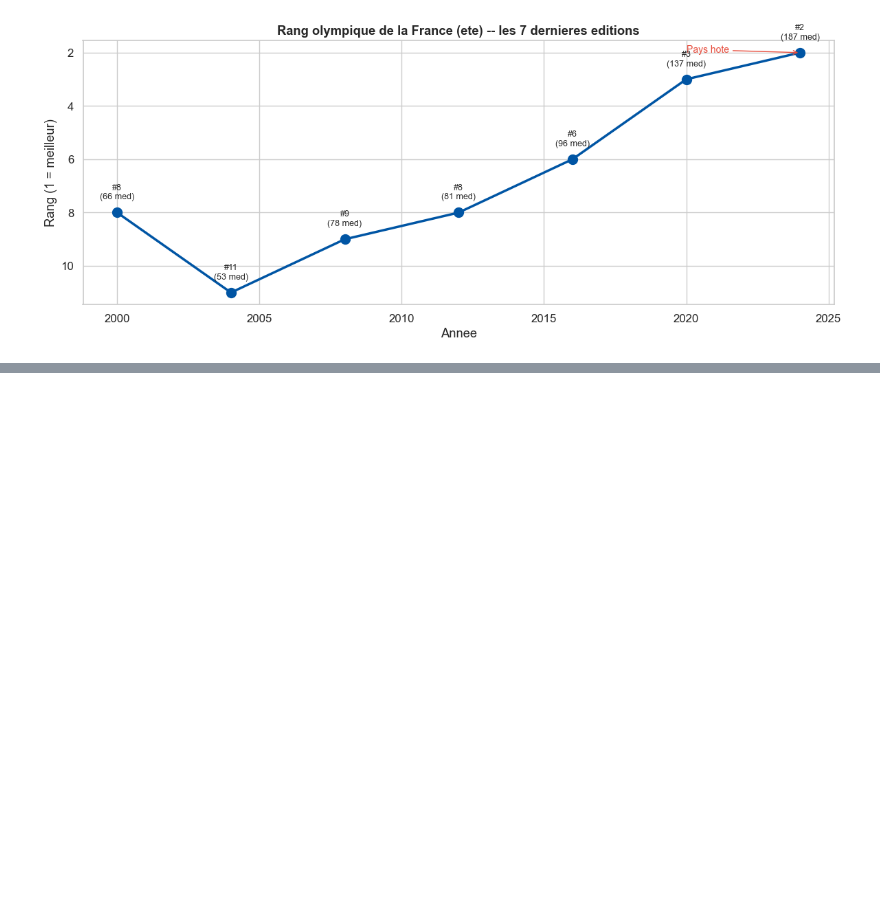
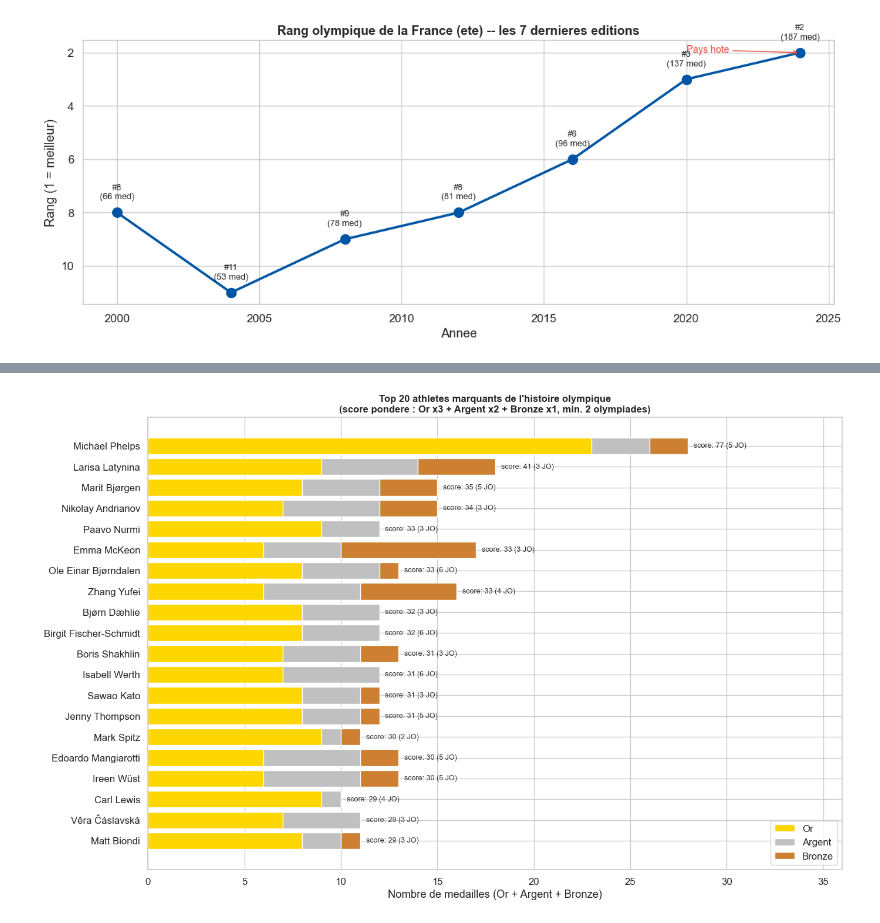
Before and after one commit to Nicolas69123/jo-2028-predictions, a Jupyter notebook: notebooks/04_exploration.ipynb, the cells around one changed output, grey strips where cells are left out. Saved outputs shown, nothing was run; the diff lists cells and outputs as text; code cells hidden in the pictures; blank space fills up the shorter version.

```diff
--- a/notebooks/04_exploration.ipynb
+++ b/notebooks/04_exploration.ipynb
@@ -566,0 +616,29 @@ soin dans une PR dediee.
+# %%
+# === Graphique 5.1 : Top 20 athletes historiques ===
+# Visualisation en barh empile (or/argent/bronze) pour bien montrer
+# la composition de chaque palmares -- pas juste un total.
+
+top20 = athlete_marquants.head(20).iloc[::-1]  # inversion pour avoir #1 en haut
+
+fig, ax = plt.subplots(figsize=(14, 9))
+
+# Stacked bar : 3 couches empilees
+ax.barh(top20.index, top20["Gold"], color="#FFD700", label="Or")
+ax.barh(top20.index, top20["Silver"], left=top20["Gold"], color="#C0C0C0", label="Argent")
+ax.barh(top20.index, top20["Bronze"], left=top20["Gold"] + top20["Silver"], color="#CD7F32", label="Bronze")
+
+# Annotation : score pondere a droite de chaque barre
+for i, (name, row) in enumerate(top20.iterrows()):
+    ax.text(row["Total"] + 0.3, i, f"score: {int(row['Score'])} ({int(row['nb_olympiades'])} JO)",
+            va="center", fontsize=9, color="#333333")
+
+ax.set_xlabel("Nombre de medailles (Or + Argent + Bronze)")
+ax.set_title("Top 20 athletes marquants de l'histoire olympique\n(score pondere : Or x3 + Argent x2 + Bronze x1, min. 2 olympiades)",
+             fontweight="bold", fontsize=12)
+ax.legend(loc="lower right")
+ax.set_xlim(0, top20["Total"].max() + 8)
+plt.tight_layout()
+plt.savefig(os.path.join(PROCESSED_DIR, "ch5_top20_athletes.png"), bbox_inches="tight")
+plt.show()
+# %% [output]
+[figure, added]
```
Also changed, not shown: parts of 13 cells of this notebook.
